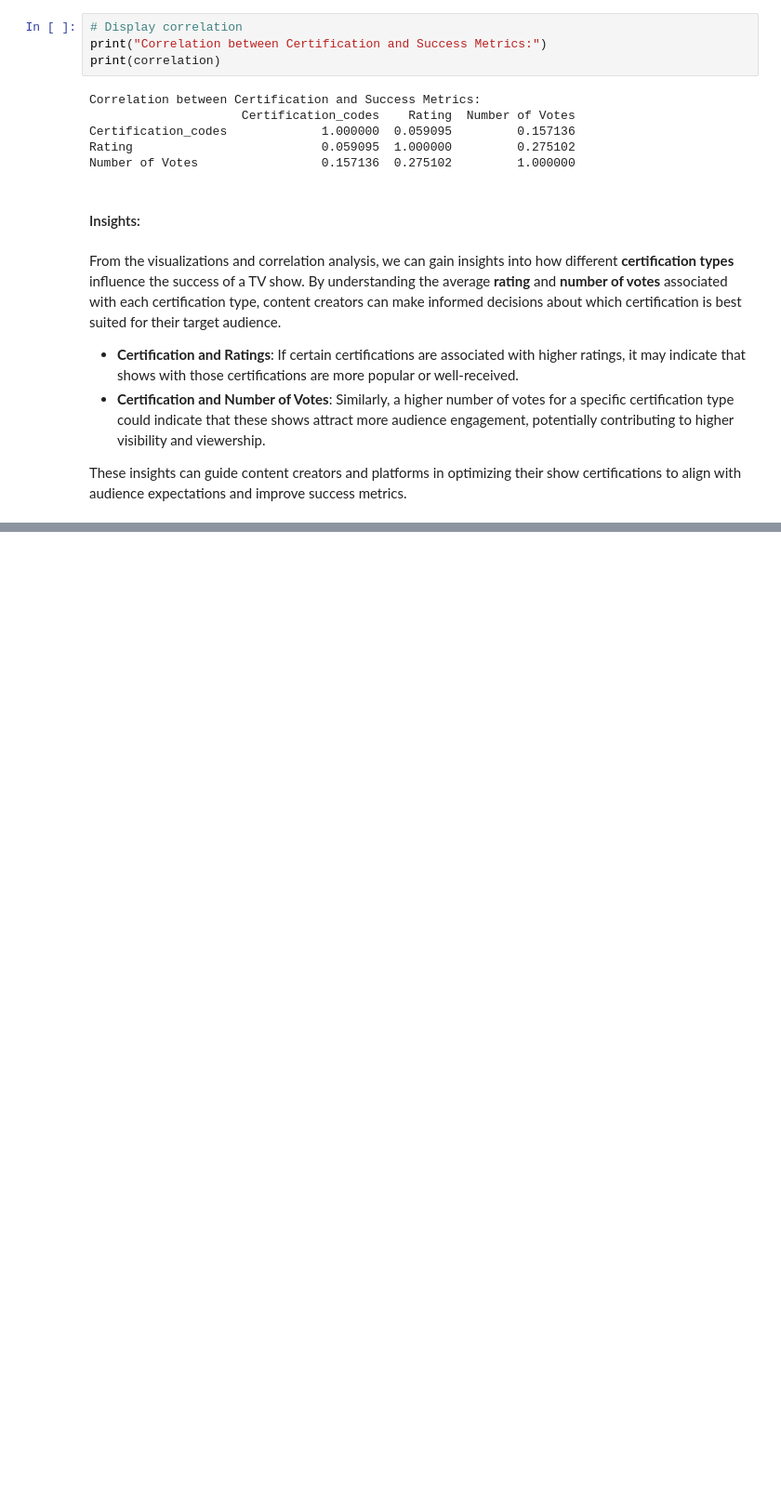
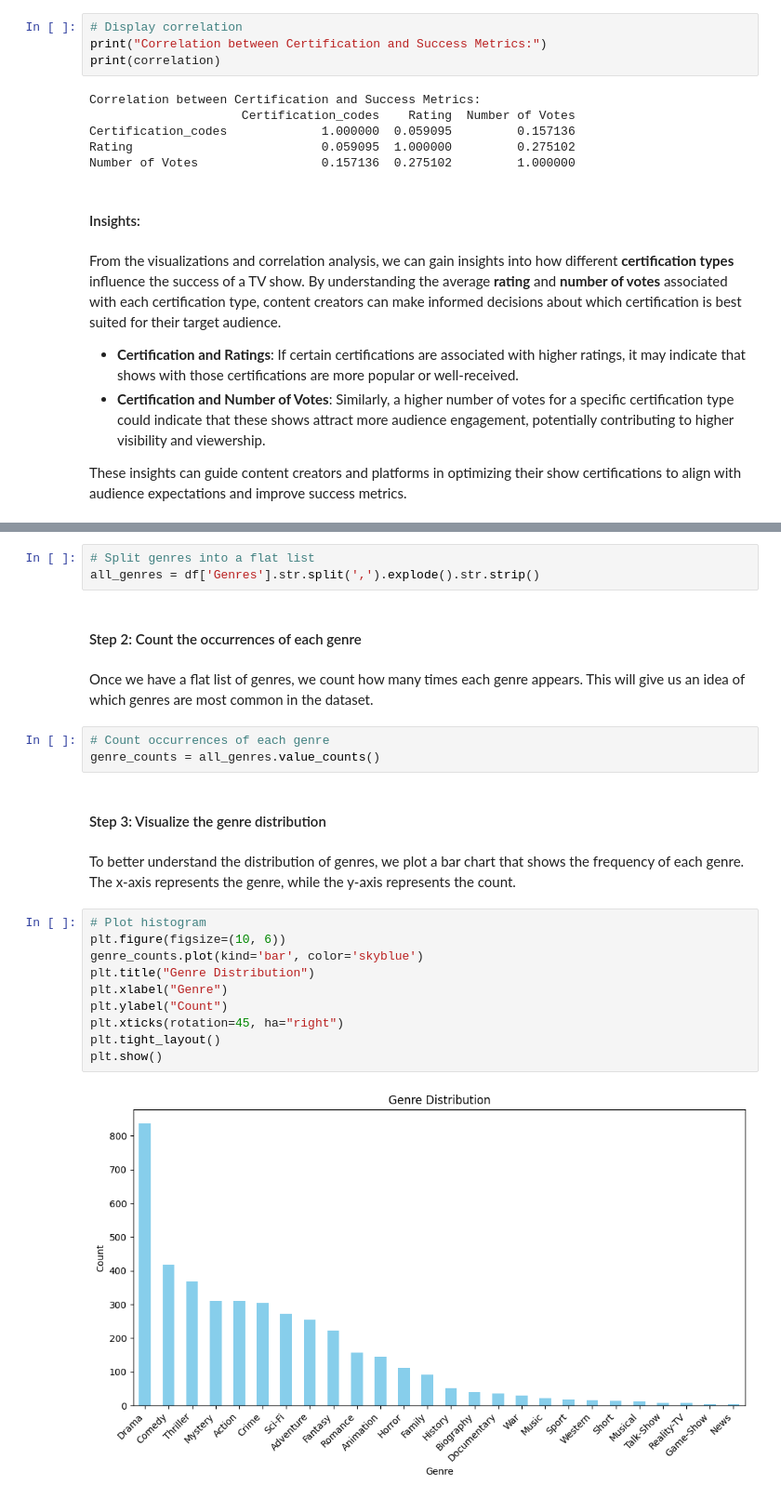
Before and after one commit to Snag69/Data-Science, a Jupyter notebook: answer-question.ipynb, the cells around one changed output, grey strips where cells are left out. Shown: that part at 93% size. Saved outputs shown, nothing was run; the diff lists cells and outputs as text; blank space fills up the shorter version.

```diff
--- a/answer-question.ipynb
+++ b/answer-question.ipynb
@@ -387,0 +396,26 @@ These insights can guide content creators and platforms in optimizing their show
+# %%
+# Split genres into a flat list
+all_genres = df['Genres'].str.split(',').explode().str.strip()
+# %% [markdown]
+#### Step 2: Count the occurrences of each genre
+# %% [markdown]
+Once we have a flat list of genres, we count how many times each genre appears. This will give us an idea of which genres are most common in the dataset.
+# %%
+# Count occurrences of each genre
+genre_counts = all_genres.value_counts()
+# %% [markdown]
+#### Step 3: Visualize the genre distribution
+# %% [markdown]
+To better understand the distribution of genres, we plot a bar chart that shows the frequency of each genre. The x-axis represents the genre, while the y-axis represents the count.
+# %%
+# Plot histogram
+plt.figure(figsize=(10, 6))
+genre_counts.plot(kind='bar', color='skyblue')
+plt.title("Genre Distribution")
+plt.xlabel("Genre")
+plt.ylabel("Count")
+plt.xticks(rotation=45, ha="right")
+plt.tight_layout()
+plt.show()
+# %% [output]
+[figure, added]
```
Also changed, not shown: parts of 14 cells of this notebook.
